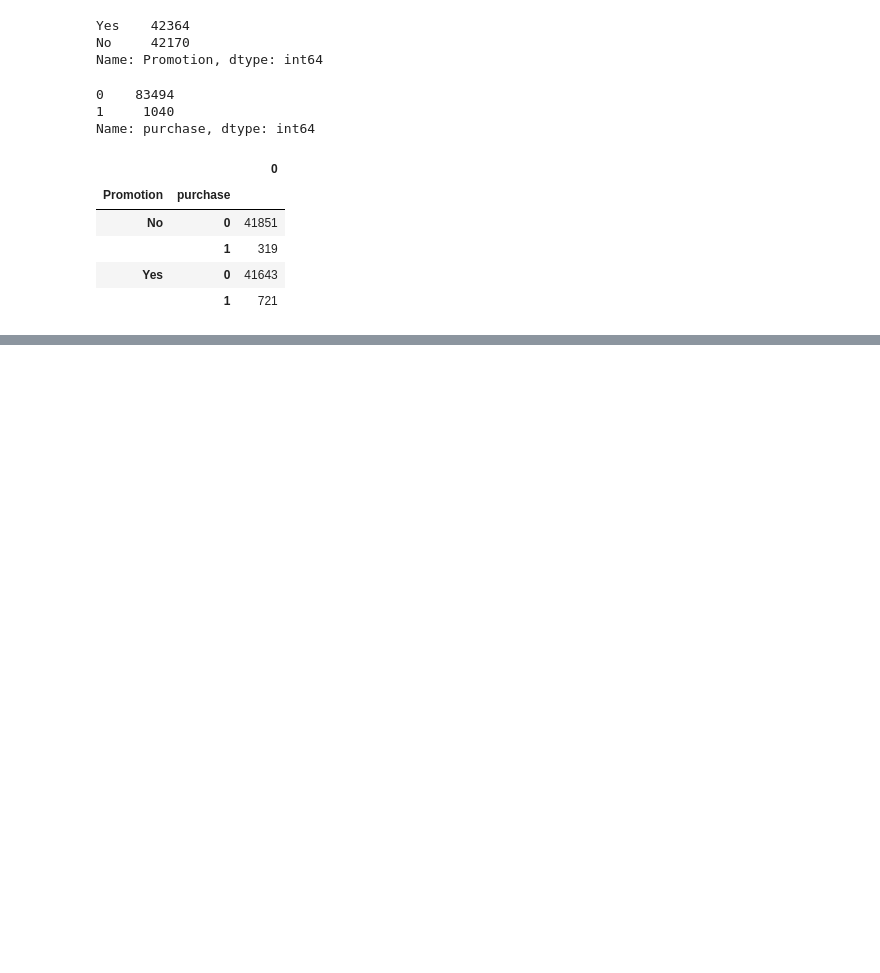
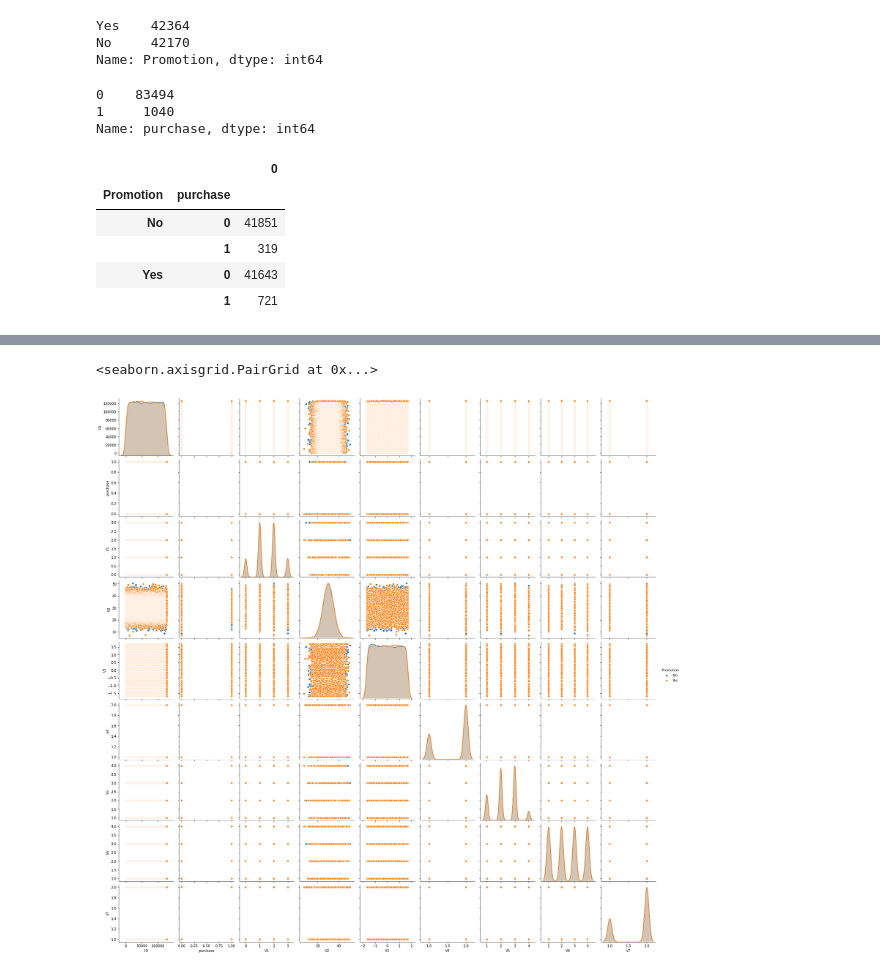
Before and after one commit to deacona/DSND_Term2, a Jupyter notebook: portfolio_exercises/Experiments/Starbucks.ipynb, the cells around one changed output, grey strips where cells are left out. Saved outputs shown, nothing was run; the diff lists cells and outputs as text; code cells hidden in the pictures; blank space fills up the shorter version.

```diff
--- a/portfolio_exercises/Experiments/Starbucks.ipynb
+++ b/portfolio_exercises/Experiments/Starbucks.ipynb
@@ -112,0 +118,5 @@ train_data.describe()
+# %%
+sb.pairplot(train_data, hue="Promotion")
+# %% [output]
+<seaborn.axisgrid.PairGrid at 0x...>
+[figure, added]
```
Also changed, not shown: parts of 20 cells of this notebook.
